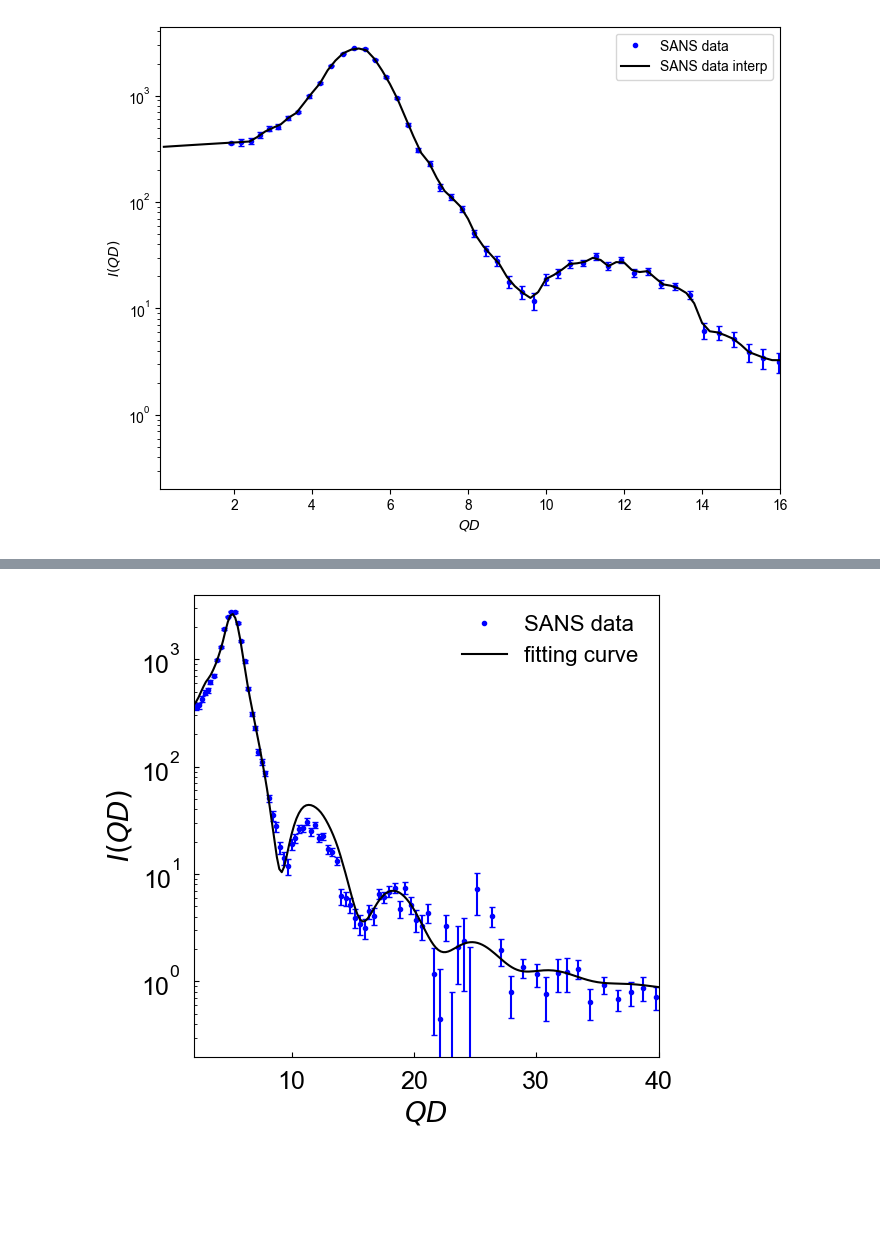
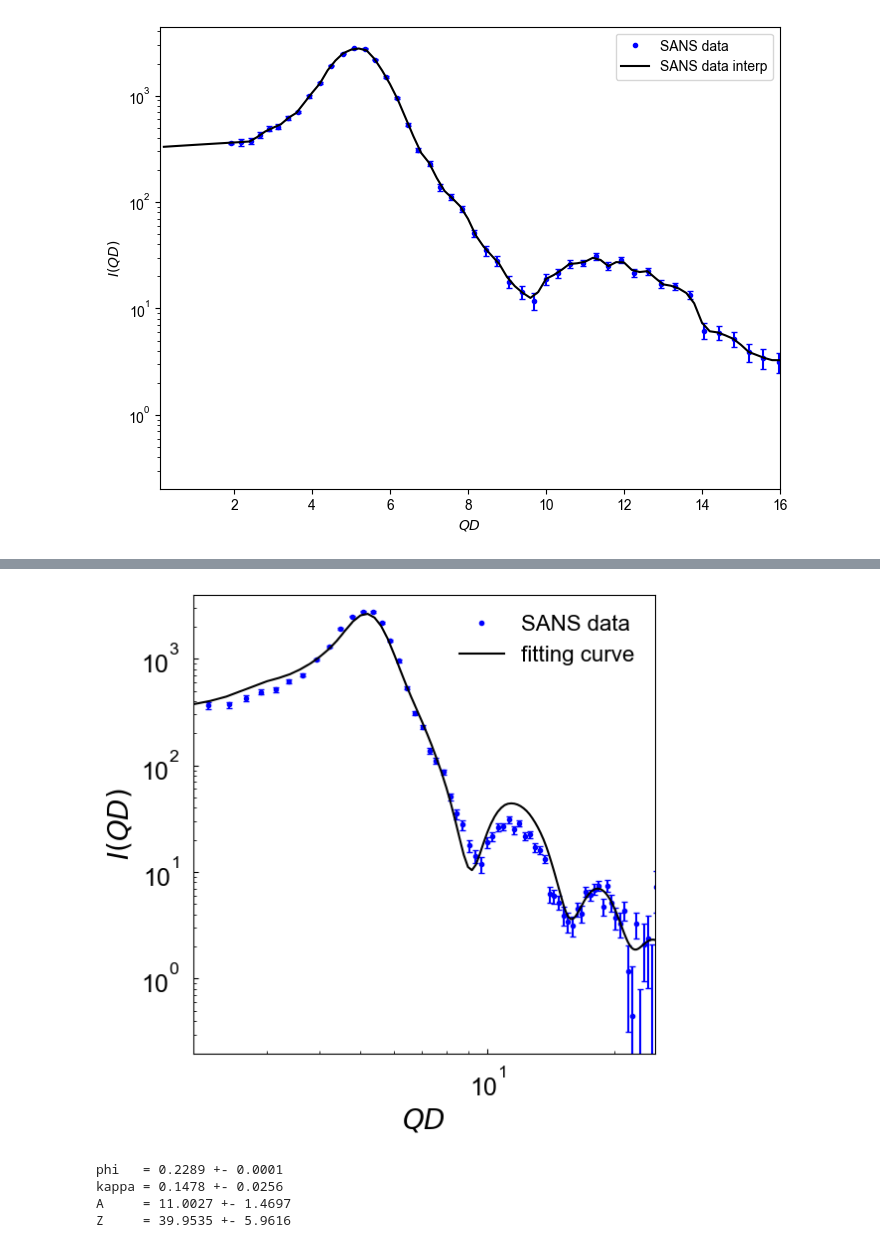
Before and after one commit to ch-tung/SQ_VAE, a Jupyter notebook: direct_param_SQ/silica/20230804/notebook/Fit_IQ_30_des.ipynb, the cells around one changed output, grey strips where cells are left out. Drawn from its saved outputs; the diff is of its cells as text; code cells hidden in the pictures; blank space fills up the shorter version.

```diff
--- a/direct_param_SQ/silica/20230804/notebook/Fit_IQ_30_des.ipynb
+++ b/direct_param_SQ/silica/20230804/notebook/Fit_IQ_30_des.ipynb
@@ -188,7 +189,7 @@ def lambda_P(params, Q, IQ_exp, index_Q):
 
 # do fit, here with the default leastsq algorithm
 minner = Minimizer(lambda_P, params, fcn_args=(Q, IQ, index_Q))
-result_P = minner.minimize(method='nedler')
+result_P = minner.minimize(method='nelder')
 
 # fitted curve
 v = result_P.params.valuesdict()
@@ -417,30 +482,10 @@ fp_name = ['phi', 'kappa', 'A']
 for i in range(3):
     params.add(fp_name[i], value=fp_i[i], min=fp_ubounds[i], max=fp_lbounds[i])
 
-def IQ_th(params, Q):
-    v = params.valuesdict()
-    fp = [v['phi'],v['kappa'],v['A'],1]
-
-    # structure factor
-    S = SQ_NN(fp[0:3])
-    S = savgol_filter(S,7,2)
-
-    # form factor
-    P = P_HS_eff(Q,sigma=v['sigma'], d_sigma=v['d_sigma'])
-
-    I = v['C']*P*S + v['I_inc']
-    return I
-
-def lmbda(params, Q, IQ_exp, IQ_er_exp, index_Q=np.arange(len(Q))):
-    IQ = IQ_th(params, Q)
-    minimizer_target = lambda x, y, z: (x-y)/z
-    # minimizer_target = lambda x, y, z: (x-y)**2
-    return minimizer_target(IQ[index_Q],IQ_exp[index_Q],IQ_er_exp[index_Q])
-
-# do fit, here with the Nedler algorithm
+# do fit, here with the nelder algorithm
 index_Q = (q>2)*(q<16)
 minner = Minimizer(lmbda, params, fcn_args=(q, IQ_rs, IQ_er_rs, index_Q))
-result = minner.minimize(method='nedler')
+result = minner.minimize(method='nelder')
 
 # write error report
 report_fit(result)
@@ -496,24 +541,24 @@ def IQ_th_ext(params, Q_ext):
 # %%
 fig = plt.figure(figsize=(6, 6))
 ax = plt.subplot(1, 1, 1)
 
 ax.plot(Q*fp_opt_P['sigma'],IQ_I,'.b',label='SANS data')
 ax.errorbar(Q*fp_opt_P['sigma'],IQ_I,IQ_er_I,linestyle='',color='b',capsize=2)
 # ax.plot(q[index_Q], IQ_th(params,q)[index_Q],'--k',label='initial guess')
 # ax.plot(q[index_Q], IQ_th(result.params,q)[index_Q],'-k',label='fitting curve')
 
 ## extend S(Q)
 ax.plot(q_ext, IQ_th_ext(result.params,q_ext),'-k',label='fitting curve')
 
 ax.set_yscale('log')
-# ax.set_xscale('log')
+ax.set_xscale('log')
 
-ax.set_xlim([2,40])
+ax.set_xlim([2,25])
 ax.set_ylim([0.2,4000])
 ax.set_xlabel(r'$QD$',fontsize=20)
 ax.set_ylabel(r'$I(QD)$',fontsize=20)
 ax.tick_params(direction='in', axis='both', which='both', labelsize=18, pad=10)
 ax.legend(fontsize=16,frameon=False)
 plt.show()
 # %% [output]
-[figure, old version]
+[figure, new version]
@@ -519,0 +582,16 @@ plt.show()
+# %%
+v = result.params.valuesdict()
+cov = cov_fp(v, IQ_rs, IQ_er_rs, index_Q)
+fp = [v['phi'],v['kappa'],v['A']]
+fp_std = np.sqrt(np.diag(cov))
+fp_Z = Z(fp[2],fp[1])*Z_0
+fp_std_Z = Z_err(fp[2],fp[1],fp_std[2],fp_std[1])*Z_0
+print('phi   = {:0.4f} +- {:0.4f}'.format(fp[0],fp_std[0]))
+print('kappa = {:0.4f} +- {:0.4f}'.format(fp[1],fp_std[1]))
+print('A     = {:0.4f} +- {:0.4f}'.format(fp[2],fp_std[2]))
+print('Z     = {:0.4f} +- {:0.4f}'.format(fp_Z,fp_std_Z))
+# %% [output]
+phi   = 0.2289 +- 0.0001
+kappa = 0.1478 +- 0.0256
+A     = 11.0027 +- 1.4697
+Z     = 39.9535 +- 5.9616
```
Also changed, not shown: parts of 6 cells of this notebook, 8 other files.
